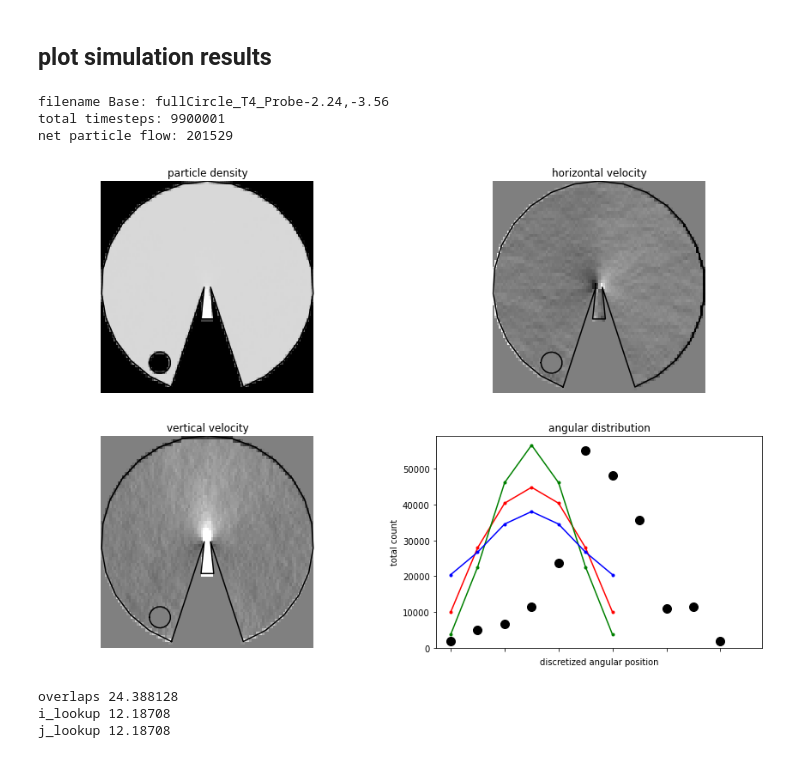
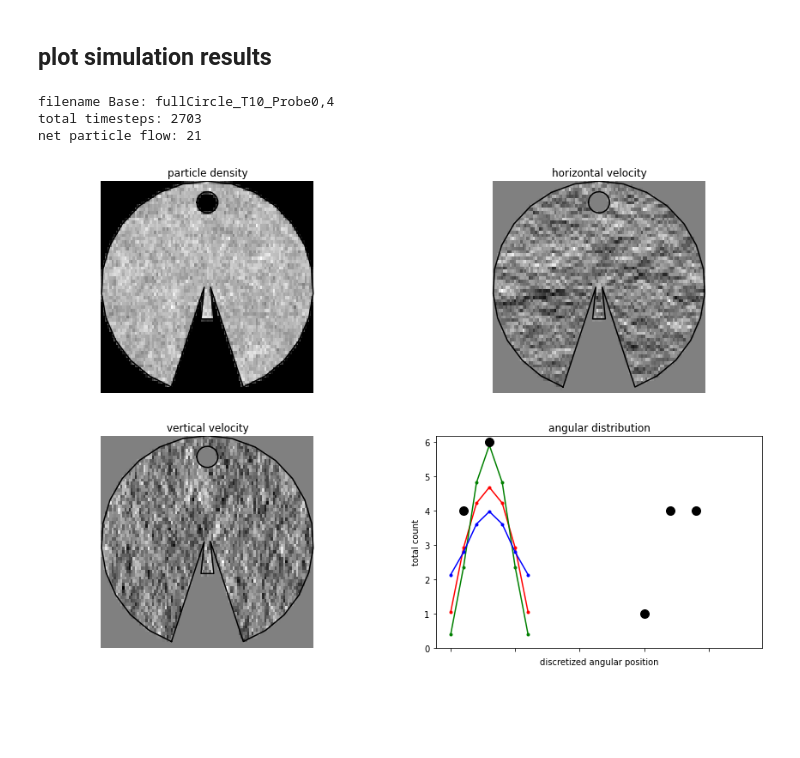
Before and after one commit to hanhiller/ElectronHydrodynamics_SIMS, a Jupyter notebook: FullCircle_simulation/fullCircle_analysis.ipynb, the cells around one changed output. Cells and saved outputs as stored; diff of their text form; code cells hidden in the pictures; blank space fills up the shorter version.

```diff
--- a/FullCircle_simulation/fullCircle_analysis.ipynb
+++ b/FullCircle_simulation/fullCircle_analysis.ipynb
@@ -52,8 +52,8 @@ plt.show()
 # %% [markdown]
 ## plot simulation results
 # %%
-fnameBases = ['fullCircle_T4_Probe-2.24,-3.56'] #list of base name of simulations
-Nsims = 5 #number of simulations
+fnameBases = ['fullCircle_T10_Probe0,4'] #list of base name of simulations
+Nsims = 1 #number of simulations
 blur = 0 #performs a gaussian blur
 
 symm = False #symmetrizes the output
@@ -78,8 +78,7 @@ for fnameNum,fnameBase in enumerate(fnameBases):
                 rho = mat['Erho'].copy()
                 vX = mat['Px'].copy()
                 vY = mat['Py'].copy()
-                angleDep = ((mat['Nabsorbed'][0:24:2]+mat['Nabsorbed'][1:24:2])-
-                            (mat['Ninjected'][0:24:2]+mat['Ninjected'][1:24:2]))
+                angleDep = mat['Nabsorbed'][0:24:1]-mat['Ninjected'][0:24:1]
                 print('total timesteps: %d'%mat['timeCount'])
                 #load in the 2D histogram axes from simulation
                 histX = mat['histX']
@@ -92,8 +91,7 @@ for fnameNum,fnameBase in enumerate(fnameBases):
                 rho += mat['Erho']
                 vX  += mat['Px']
                 vY  += mat['Py']
-                angleDep +=  ((mat['Nabsorbed'][0:24:2]+mat['Nabsorbed'][1:24:2])-
-                            (mat['Ninjected'][0:24:2]+mat['Ninjected'][1:24:2]))
+                angleDep +=  mat['Nabsorbed'][0:24:1]-mat['Ninjected'][0:24:1]
      # inserts NaN for fictisious edges, so that they are not plotted
     for edge_idx in np.arange(len(edgeStyle)):
         idx_dif = len(borderX)-len(edgeStyle)  # difference between '' which changes with additions of NaNs
@@ -120,7 +118,7 @@ for fnameNum,fnameBase in enumerate(fnameBases):
     if symm:
         vXplot-=vXplot[:,::-1]
         vXplot/=2.
-    ax1.pcolormesh(histX,histY,vXplot,cmap='gray')# vmin=-m1, vmax=m1)
+    ax1.pcolormesh(histX,histY,vXplot,cmap='gray', vmin=-m1, vmax=m1)
     ax1.axis('off')
     ax1.plot(borderX,borderY,'k')
     ax1.axis('equal')
@@ -132,35 +130,34 @@ for fnameNum,fnameBase in enumerate(fnameBases):
         vYplot+=vYplot[:,::-1]
         vYplot/=2.
     ax2.pcolormesh(histX,histY,vYplot,cmap='gray', vmin=-m1, vmax=m1)
     ax2.axis('off')
     ax2.plot(borderX,borderY,'k')
     ax2.axis('equal')
 
     #ax3 plots the angular distribution
     if symm:
         angleDep+=angleDep[::-1]
         angleDep/=2.
     print('net particle flow: %d'%sum(angleDep))
     ax3.plot(ballisticDist*sum(angleDep),'r')
     ax3.plot(ballisticDist*sum(angleDep),'r.')
     ax3.plot(noSlipDist*sum(angleDep),'g')
     ax3.plot(noSlipDist*sum(angleDep),'g.')
     ax3.plot(noStressDist*sum(angleDep),'b')
     ax3.plot(noStressDist*sum(angleDep),'b.')
     ax3.set_ylim(np.array(plt.ylim())*np.array((0,1)));
     ax3.plot(angleDep,'k.',markerSize = 20)
     ax3.set_xlabel('discretized angular position')
     ax3.set_ylabel('total count')
     ax3.set_xticklabels([])
 
     ax0.set_title('particle density')
     ax1.set_title('horizontal velocity')
     ax2.set_title('vertical velocity')
     ax3.set_title('angular distribution')
-
     plt.show()
 # %% [output]
-filename Base: fullCircle_T4_Probe-2.24,-3.56
-total timesteps: 9900001
-net particle flow: 201529
+filename Base: fullCircle_T10_Probe0,4
+total timesteps: 2703
+net particle flow: 21
-[figure, old version]
+[figure, new version]
@@ -169,10 +163,0 @@ mat1 = np.load('./SIM_data/'+fname+'/'+fname+'_000.npz')
-# %%
-for variable in mat1:
-    if variable != 'borderPath':
-        size = (mat1[variable].size * mat1[variable].itemsize)/10**6
-        if size > 1:
-            print(variable, size)
-# %% [output]
-overlaps 24.388128
-i_lookup 12.18708
-j_lookup 12.18708
```
Also changed, not shown: parts of 1 cell of this notebook, 11 other files.
